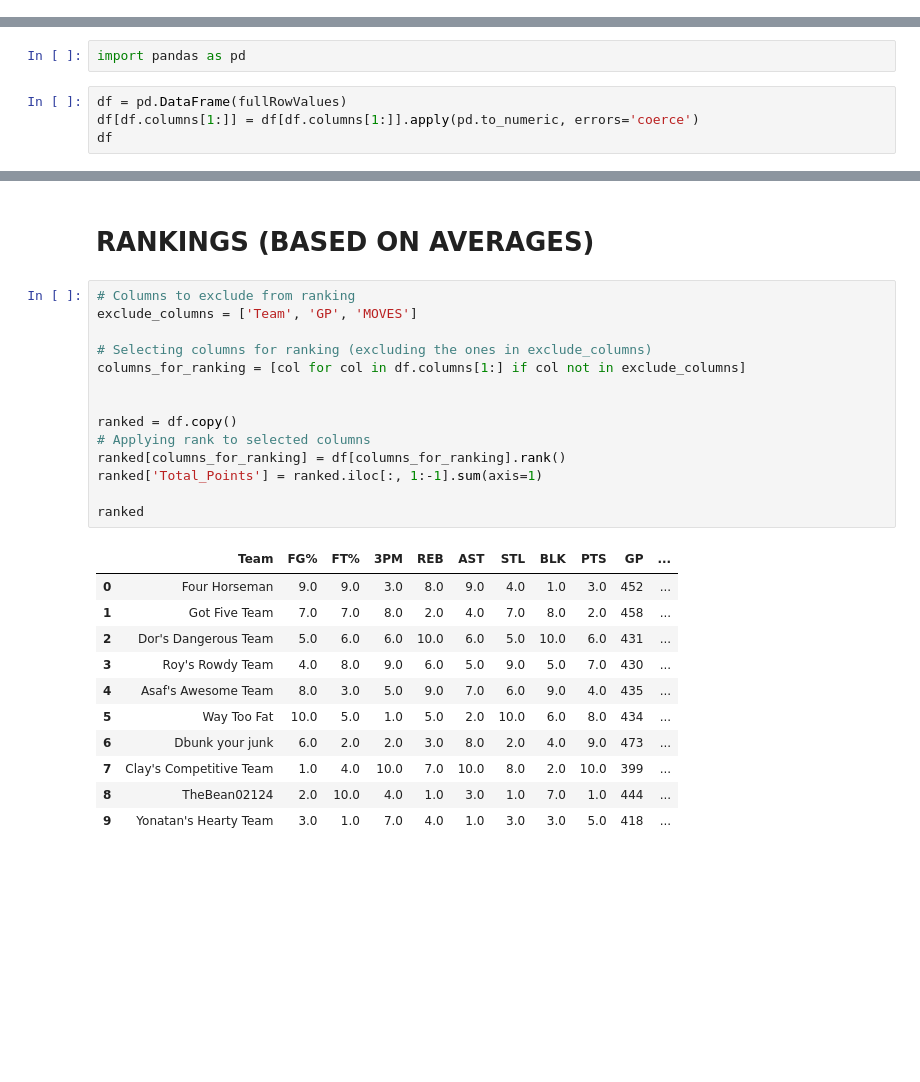
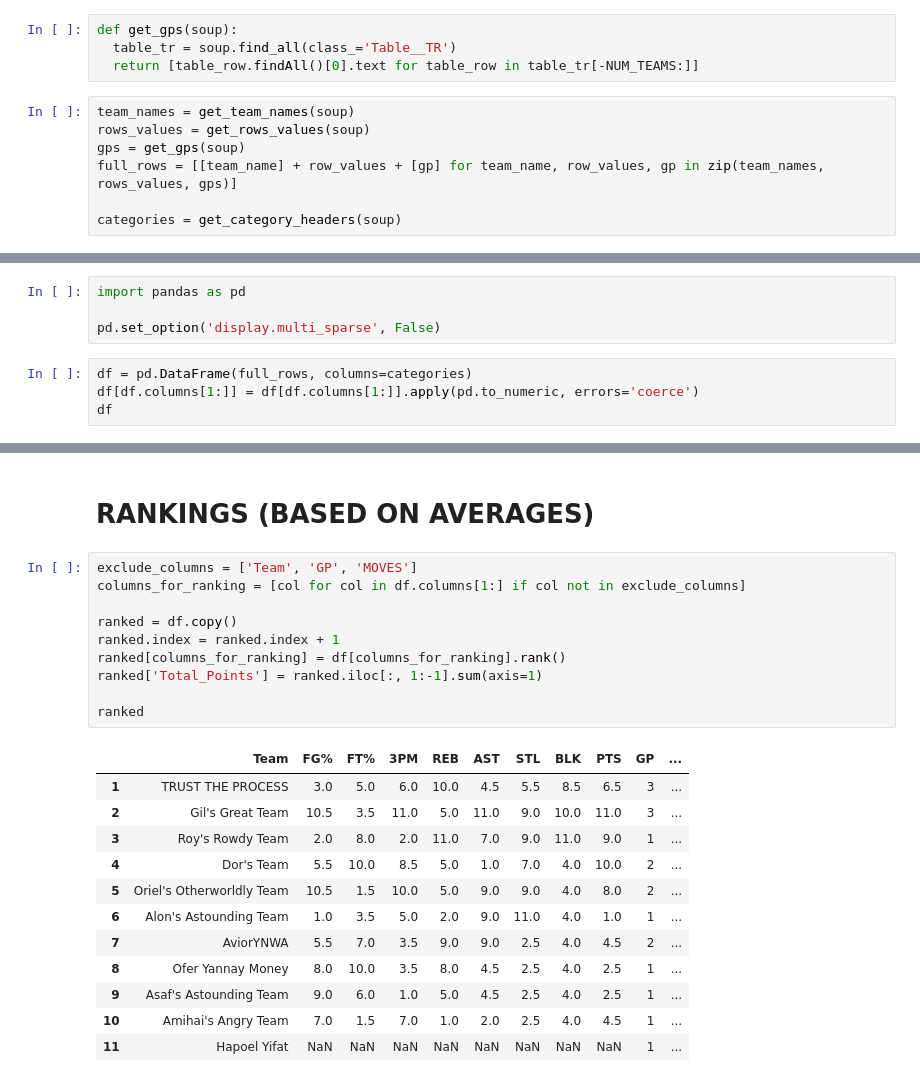
Before and after one commit to AsafShai/FantasyAverageRanking, a Jupyter notebook: FantasyAverageRankings.ipynb, the cells around one changed output, grey strips where cells are left out. Drawn from its saved outputs; the diff is of its cells as text; blank space fills up the shorter version.

```diff
--- a/FantasyAverageRankings.ipynb
+++ b/FantasyAverageRankings.ipynb
@@ -76 +65,12 @@ for teamName, rowValues, gp in zip(teamNames, rowsValues, gps):
+# %%
+def get_gps(soup):
+  table_tr = soup.find_all(class_='Table__TR')
+  return [table_row.findAll()[0].text for table_row in table_tr[-NUM_TEAMS:]]
+# %%
+team_names = get_team_names(soup)
+rows_values = get_rows_values(soup)
+gps = get_gps(soup)
+full_rows = [[team_name] + row_values + [gp] for team_name, row_values, gp in zip(team_names, rows_values, gps)]
+
+categories = get_category_headers(soup)
 # %% [markdown]
@@ -78,7 +78,9 @@ for teamName, rowValues, gp in zip(teamNames, rowsValues, gps):
 # %%
 import pandas as pd
+
+pd.set_option('display.multi_sparse', False)
 # %%
-df = pd.DataFrame(fullRowValues)
+df = pd.DataFrame(full_rows, columns=categories)
 df[df.columns[1:]] = df[df.columns[1:]].apply(pd.to_numeric, errors='coerce')
 df
 # %% [output]
@@ -115,28 +119,25 @@ df
 # %% [markdown]
 # **RANKINGS (BASED ON AVERAGES)**
 # %%
-# Columns to exclude from ranking
 exclude_columns = ['Team', 'GP', 'MOVES']
-
-# Selecting columns for ranking (excluding the ones in exclude_columns)
 columns_for_ranking = [col for col in df.columns[1:] if col not in exclude_columns]
 
-
 ranked = df.copy()
-# Applying rank to selected columns
+ranked.index = ranked.index + 1
 ranked[columns_for_ranking] = df[columns_for_ranking].rank()
 ranked['Total_Points'] = ranked.iloc[:, 1:-1].sum(axis=1)
 
 ranked
 # %% [output]
 |  | Team | FG% | FT% | 3PM | REB | AST | STL | BLK | PTS | GP | ... |
-| 0 | Four Horseman | 9.0 | 9.0 | 3.0 | 8.0 | 9.0 | 4.0 | 1.0 | 3.0 | 452 | ... |
-| 1 | Got Five Team | 7.0 | 7.0 | 8.0 | 2.0 | 4.0 | 7.0 | 8.0 | 2.0 | 458 | ... |
-| 2 | Dor's Dangerous Team | 5.0 | 6.0 | 6.0 | 10.0 | 6.0 | 5.0 | 10.0 | 6.0 | 431 | ... |
-| 3 | Roy's Rowdy Team | 4.0 | 8.0 | 9.0 | 6.0 | 5.0 | 9.0 | 5.0 | 7.0 | 430 | ... |
-| 4 | Asaf's Awesome Team | 8.0 | 3.0 | 5.0 | 9.0 | 7.0 | 6.0 | 9.0 | 4.0 | 435 | ... |
-| 5 | Way Too Fat | 10.0 | 5.0 | 1.0 | 5.0 | 2.0 | 10.0 | 6.0 | 8.0 | 434 | ... |
-| 6 | Dbunk your junk | 6.0 | 2.0 | 2.0 | 3.0 | 8.0 | 2.0 | 4.0 | 9.0 | 473 | ... |
-| 7 | Clay's Competitive Team | 1.0 | 4.0 | 10.0 | 7.0 | 10.0 | 8.0 | 2.0 | 10.0 | 399 | ... |
-| 8 | TheBean02124 | 2.0 | 10.0 | 4.0 | 1.0 | 3.0 | 1.0 | 7.0 | 1.0 | 444 | ... |
-| 9 | Yonatan's Hearty Team | 3.0 | 1.0 | 7.0 | 4.0 | 1.0 | 3.0 | 3.0 | 5.0 | 418 | ... |
+| 1 | TRUST THE PROCESS | 3.0 | 5.0 | 6.0 | 10.0 | 4.5 | 5.5 | 8.5 | 6.5 | 3 | ... |
+| 2 | Gil's Great Team | 10.5 | 3.5 | 11.0 | 5.0 | 11.0 | 9.0 | 10.0 | 11.0 | 3 | ... |
+| 3 | Roy's Rowdy Team | 2.0 | 8.0 | 2.0 | 11.0 | 7.0 | 9.0 | 11.0 | 9.0 | 1 | ... |
+| 4 | Dor's Team | 5.5 | 10.0 | 8.5 | 5.0 | 1.0 | 7.0 | 4.0 | 10.0 | 2 | ... |
+| 5 | Oriel's Otherworldly Team | 10.5 | 1.5 | 10.0 | 5.0 | 9.0 | 9.0 | 4.0 | 8.0 | 2 | ... |
+| 6 | Alon's Astounding Team | 1.0 | 3.5 | 5.0 | 2.0 | 9.0 | 11.0 | 4.0 | 1.0 | 1 | ... |
+| 7 | AviorYNWA | 5.5 | 7.0 | 3.5 | 9.0 | 9.0 | 2.5 | 4.0 | 4.5 | 2 | ... |
+| 8 | Ofer Yannay Money | 8.0 | 10.0 | 3.5 | 8.0 | 4.5 | 2.5 | 4.0 | 2.5 | 1 | ... |
+| 9 | Asaf's Astounding Team | 9.0 | 6.0 | 1.0 | 5.0 | 4.5 | 2.5 | 4.0 | 2.5 | 1 | ... |
+| 10 | Amihai's Angry Team | 7.0 | 1.5 | 7.0 | 1.0 | 2.0 | 2.5 | 4.0 | 4.5 | 1 | ... |
+| 11 | Hapoel Yifat | NaN | NaN | NaN | NaN | NaN | NaN | NaN | NaN | 1 | ... |
```
Also changed, not shown: parts of 12 cells of this notebook.
